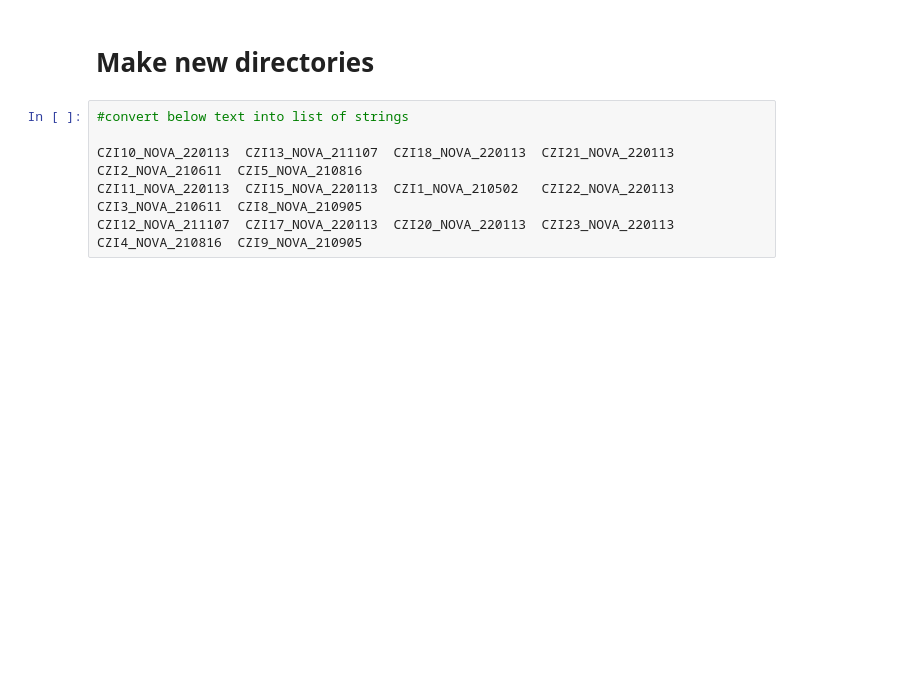
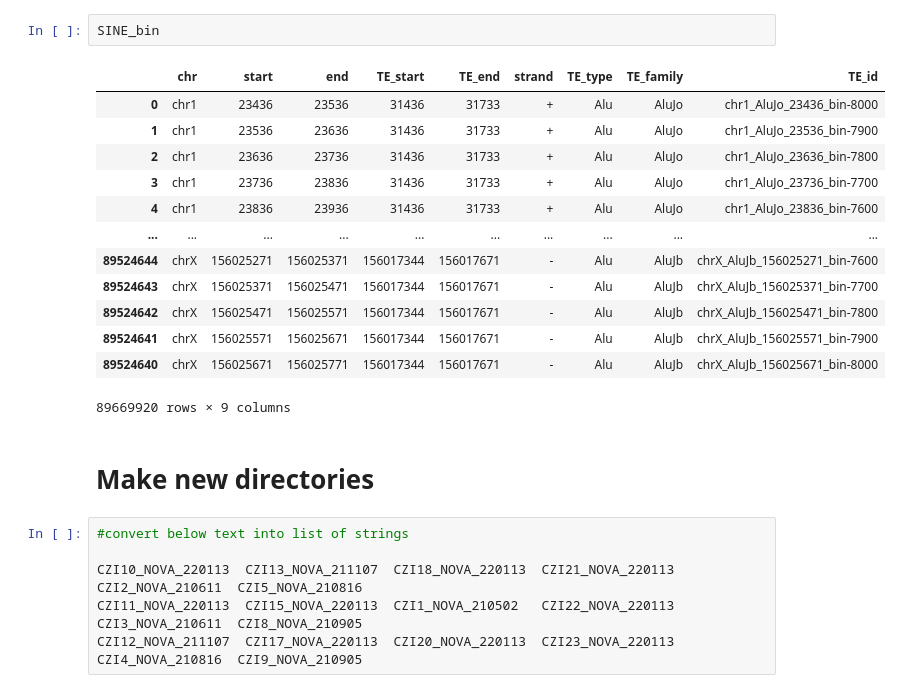
Before and after one commit to dmnburrows/line1_ageing, a Jupyter notebook: workspace.ipynb, the cells around one changed output. Cells and saved outputs as stored; diff of their text form; blank space fills up the shorter version.

```diff
--- a/workspace.ipynb
+++ b/workspace.ipynb
@@ -15,3 +91,19 @@ The autoreload extension is already loaded. To reload it, use:
+# %%
+SINE_bin
+# %% [output]
+|  | chr | start | end | TE_start | TE_end | strand | TE_type | TE_family | TE_id |
+| 0 | chr1 | 23436 | 23536 | 31436 | 31733 | + | Alu | AluJo | chr1_AluJo_23436_bin-8000 |
+| 1 | chr1 | 23536 | 23636 | 31436 | 31733 | + | Alu | AluJo | chr1_AluJo_23536_bin-7900 |
+| 2 | chr1 | 23636 | 23736 | 31436 | 31733 | + | Alu | AluJo | chr1_AluJo_23636_bin-7800 |
+| 3 | chr1 | 23736 | 23836 | 31436 | 31733 | + | Alu | AluJo | chr1_AluJo_23736_bin-7700 |
+| 4 | chr1 | 23836 | 23936 | 31436 | 31733 | + | Alu | AluJo | chr1_AluJo_23836_bin-7600 |
+| ... | ... | ... | ... | ... | ... | ... | ... | ... | ... |
+| 89524644 | chrX | 156025271 | 156025371 | 156017344 | 156017671 | - | Alu | AluJb | chrX_AluJb_156025271_bin-7600 |
+| 89524643 | chrX | 156025371 | 156025471 | 156017344 | 156017671 | - | Alu | AluJb | chrX_AluJb_156025371_bin-7700 |
+| 89524642 | chrX | 156025471 | 156025571 | 156017344 | 156017671 | - | Alu | AluJb | chrX_AluJb_156025471_bin-7800 |
+| 89524641 | chrX | 156025571 | 156025671 | 156017344 | 156017671 | - | Alu | AluJb | chrX_AluJb_156025571_bin-7900 |
+| 89524640 | chrX | 156025671 | 156025771 | 156017344 | 156017671 | - | Alu | AluJb | chrX_AluJb_156025671_bin-8000 |
+89669920 rows × 9 columns
 # %% [markdown]
 # Make new directories
 # %%
```
Also changed, not shown: parts of 7 cells of this notebook, 3 other files.
